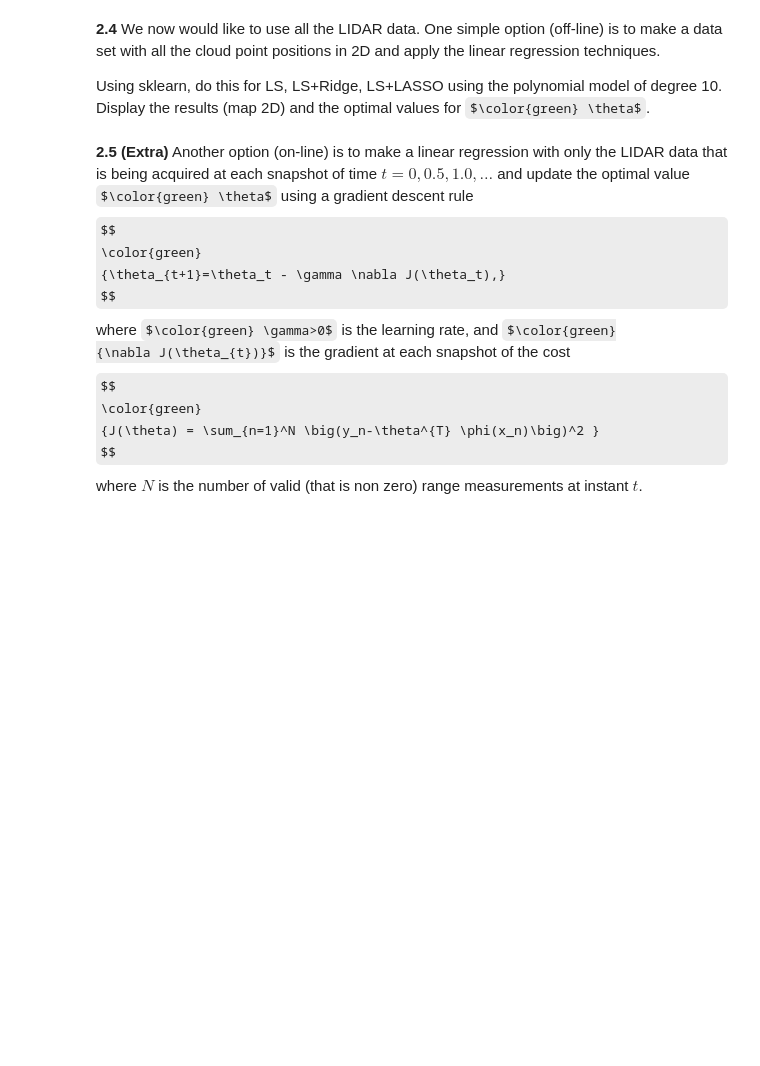
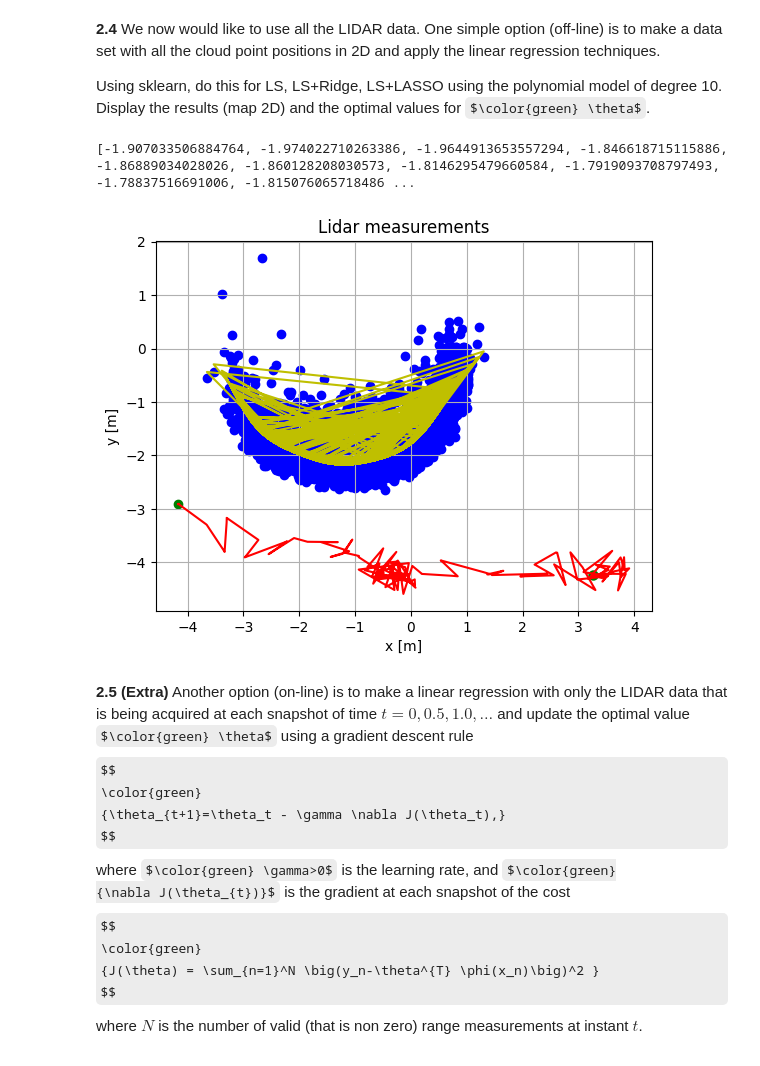
Before and after one commit to marianastvfs/ML2, a Jupyter notebook: ML_project1.ipynb, the cells around one changed output. Saved outputs shown, nothing was run; the diff lists cells and outputs as text; code cells hidden in the pictures; some formulas as TeX source; blank space fills up the shorter version.

```diff
--- a/ML_project1.ipynb
+++ b/ML_project1.ipynb
@@ -798,3 +797,37 @@ $\color{green} \theta$.
+# %%
+x_o, y_o = [], []
+
+for t in range(len(time)):
+    for i in range(len(Lidar_range[t])):
+        if Lidar_range[t][i] > 0 and Lidar_range[t][i] < 5:
+            x_o.append(robot_x[t] + (Lidar_range[t][i]) * cos(angle_rad[i]))
+            y_o.append(robot_y[t] + (Lidar_range[t][i]) * sin(angle_rad[i]))
+
+#LS degree 10 polynomial
+nb_degree24 = 10
+x_training = np.transpose(x_o)
+
+model_24 = make_pipeline(PolynomialFeatures(nb_degree24), LinearRegression())
+model_24.fit(x_training[:, np.newaxis], y_o)
+y_draw24 = model_24.predict(x_training[:, np.newaxis])
+
+
+
+plt.figure()
+
+plt.scatter(x_o,y_o, color='b')
+plt.scatter(robot_x[0],robot_y[0], color='g')
+plt.scatter(robot_x[len(robot_x)-1],robot_y[len(robot_y)-1], color='g', label="Regression LS", linewidth=1.5)
+plt.plot(x_o, y_draw24, color="y", label="Regression without Regularization", linewidth=1.5)
+plt.plot(robot_x,robot_y, color='r')
+plt.title('Lidar measurements')
+plt.ylabel('y [m]')
+plt.xlabel('x [m]')
+plt.grid()
+plt.show()
+# %% [output]
+[-1.907033506884764, -1.974022710263386, -1.9644913653557294, -1.846618715115886, -1.86889034028026, -1.860128208030573, -1.8146295479660584, -1.7919093708797493, -1.78837516691006, -1.815076065718486 ...
+[figure, added]
 # %% [markdown]
 **2.5 (Extra)**
 Another option (on-line) is to make a linear regression with only the LIDAR data that is being acquired at each snapshot of time $t=0, 0.5, 1.0, \ldots$ and update the optimal value $\color{green} \theta$ using a gradient descent rule
```
Also changed, not shown: parts of 5 cells of this notebook.
